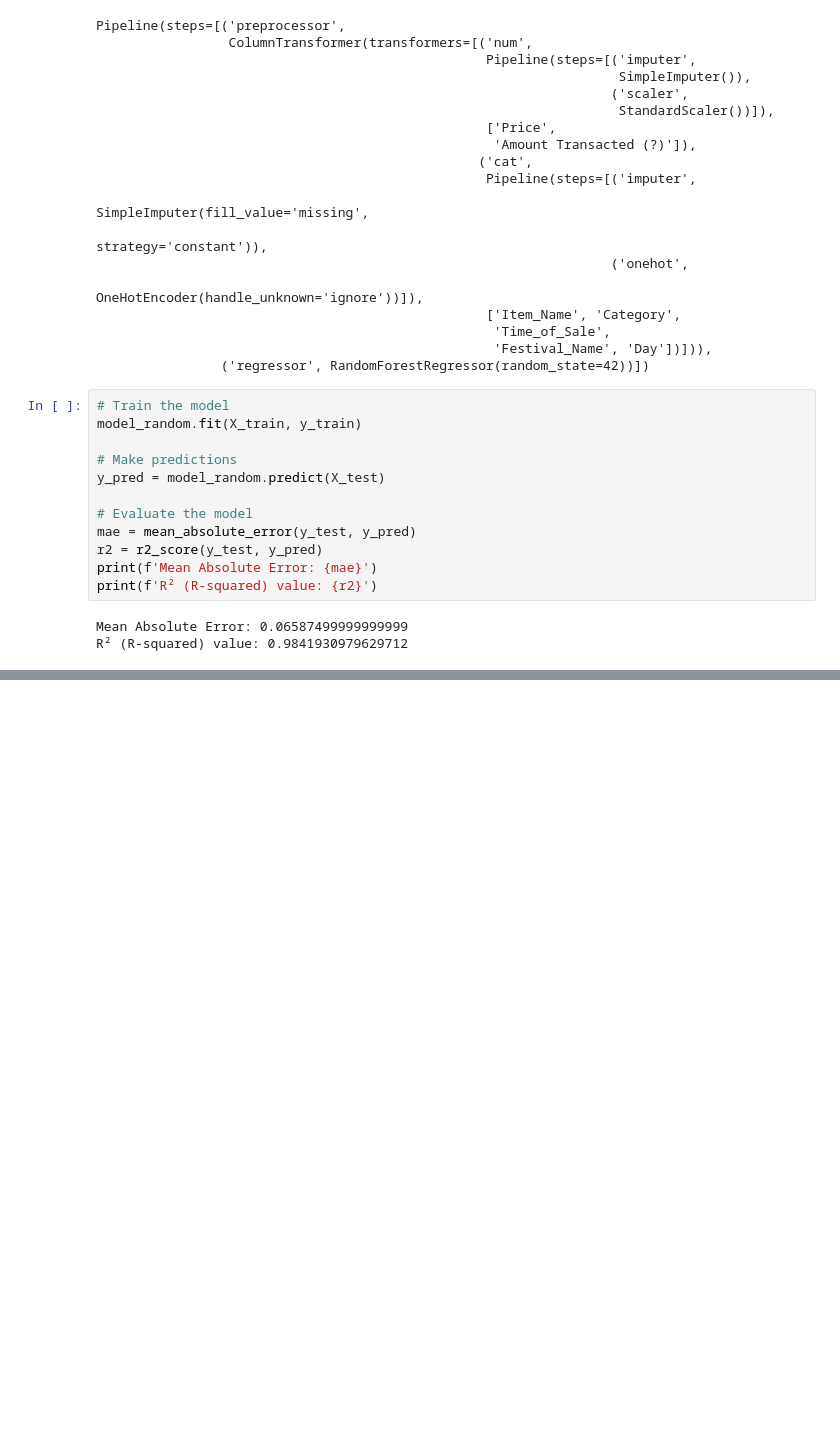
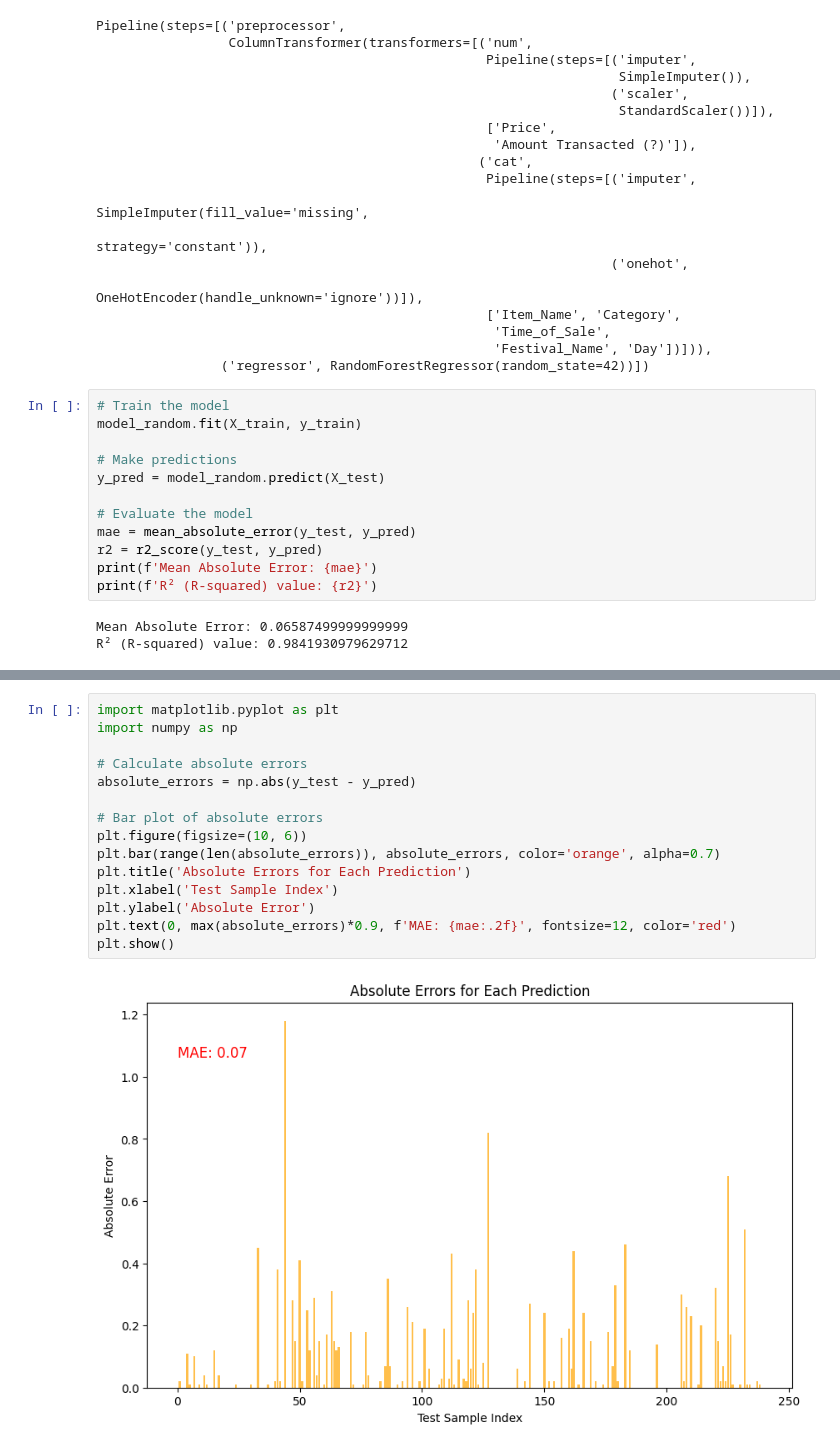
Before and after one commit to shrutibel27/BtechProject, a Jupyter notebook: notebook/Customer_Segmentaion_in_food.ipynb, the cells around one changed output, grey strips where cells are left out. Saved outputs shown, nothing was run; the diff lists cells and outputs as text; blank space fills up the shorter version.

```diff
--- a/notebook/Customer_Segmentaion_in_food.ipynb
+++ b/notebook/Customer_Segmentaion_in_food.ipynb
@@ -397,0 +415,17 @@ R² (R-squared) value: 0.9841930979629712
+# %%
+import matplotlib.pyplot as plt
+import numpy as np
+
+# Calculate absolute errors
+absolute_errors = np.abs(y_test - y_pred)
+
+# Bar plot of absolute errors
+plt.figure(figsize=(10, 6))
+plt.bar(range(len(absolute_errors)), absolute_errors, color='orange', alpha=0.7)
+plt.title('Absolute Errors for Each Prediction')
+plt.xlabel('Test Sample Index')
+plt.ylabel('Absolute Error')
+plt.text(0, max(absolute_errors)*0.9, f'MAE: {mae:.2f}', fontsize=12, color='red')
+plt.show()
+# %% [output]
+[figure, added]
```
Also changed, not shown: parts of 3 cells of this notebook, 7 other files.
